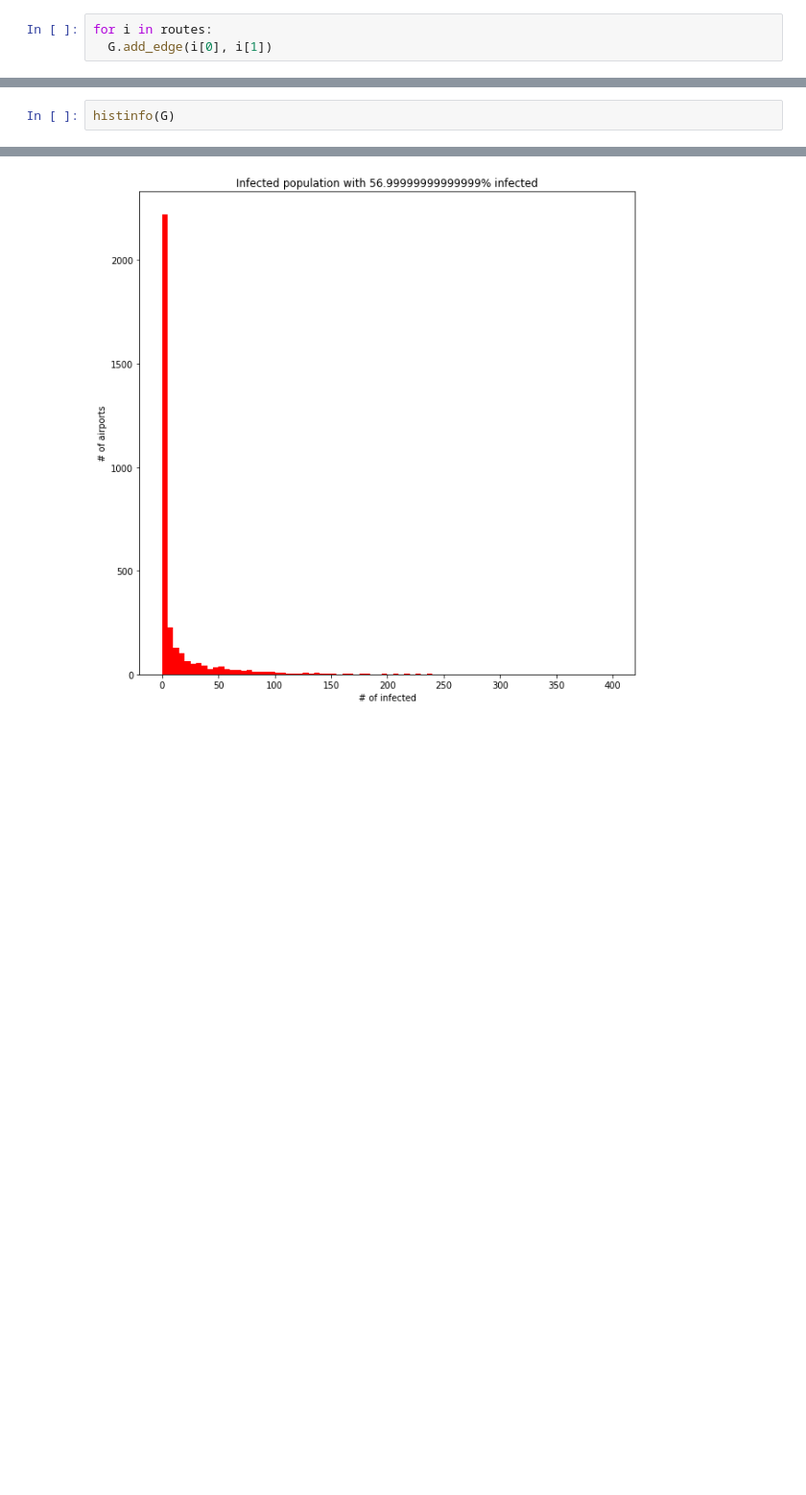
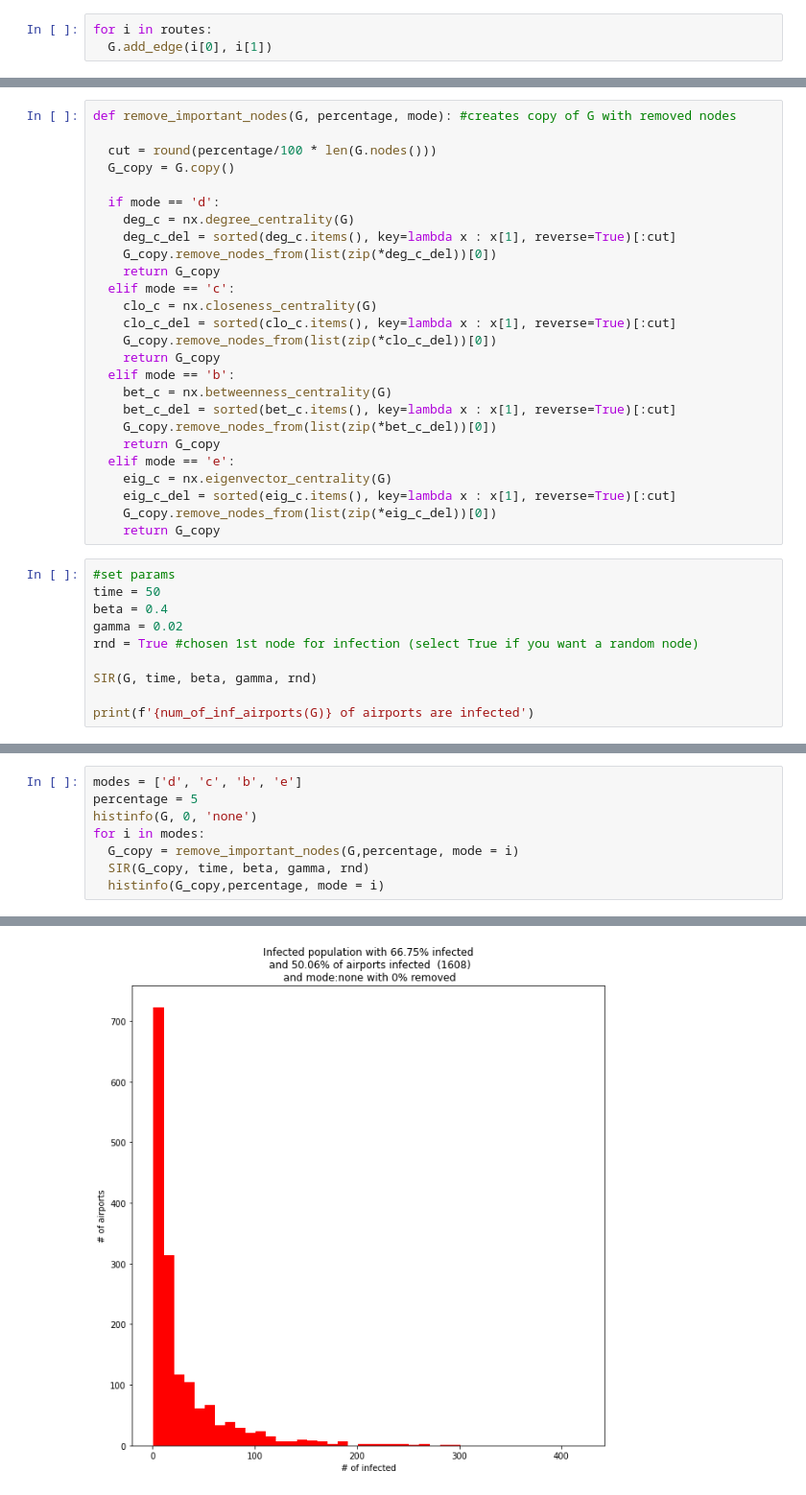
Before and after one commit to ceciliazhh/Final-project-NS, a Jupyter notebook: final_project_network_setup_Tumen.ipynb, the cells around one changed output, grey strips where cells are left out. Shown at 96% size. Saved outputs shown, nothing was run; the diff lists cells and outputs as text; blank space fills up the shorter version.

```diff
--- a/final_project_network_setup_Tumen.ipynb
+++ b/final_project_network_setup_Tumen.ipynb
@@ -274,0 +281,36 @@ worldmap(G)
+# %%
+def remove_important_nodes(G, percentage, mode): #creates copy of G with removed nodes
+
+  cut = round(percentage/100 * len(G.nodes()))
+  G_copy = G.copy()
+
+  if mode == 'd':
+    deg_c = nx.degree_centrality(G)
+    deg_c_del = sorted(deg_c.items(), key=lambda x : x[1], reverse=True)[:cut]
+    G_copy.remove_nodes_from(list(zip(*deg_c_del))[0])
+    return G_copy
+  elif mode == 'c':
+    clo_c = nx.closeness_centrality(G)
+    clo_c_del = sorted(clo_c.items(), key=lambda x : x[1], reverse=True)[:cut]
+    G_copy.remove_nodes_from(list(zip(*clo_c_del))[0])
+    return G_copy
+  elif mode == 'b':
+    bet_c = nx.betweenness_centrality(G)
+    bet_c_del = sorted(bet_c.items(), key=lambda x : x[1], reverse=True)[:cut]
+    G_copy.remove_nodes_from(list(zip(*bet_c_del))[0])
+    return G_copy
+  elif mode == 'e':
+    eig_c = nx.eigenvector_centrality(G)
+    eig_c_del = sorted(eig_c.items(), key=lambda x : x[1], reverse=True)[:cut]
+    G_copy.remove_nodes_from(list(zip(*eig_c_del))[0])
+    return G_copy
+# %%
+#set params
+time = 50
+beta = 0.4
+gamma = 0.02
+rnd = True #chosen 1st node for infection (select True if you want a random node)
+
+SIR(G, time, beta, gamma, rnd)
+
+print(f'{num_of_inf_airports(G)} of airports are infected')
@@ -275,3 +320,9 @@ worldmap(G)
 # %%
-histinfo(G)
+modes = ['d', 'c', 'b', 'e']
+percentage = 5
+histinfo(G, 0, 'none')
+for i in modes:
+  G_copy = remove_important_nodes(G,percentage, mode = i)
+  SIR(G_copy, time, beta, gamma, rnd)
+  histinfo(G_copy,percentage, mode = i)
 # %% [output]
@@ -278 +333 @@ histinfo(G)
-[figure, old version]
+[figure, new version]
```
Also changed, not shown: parts of 20 cells of this notebook.
